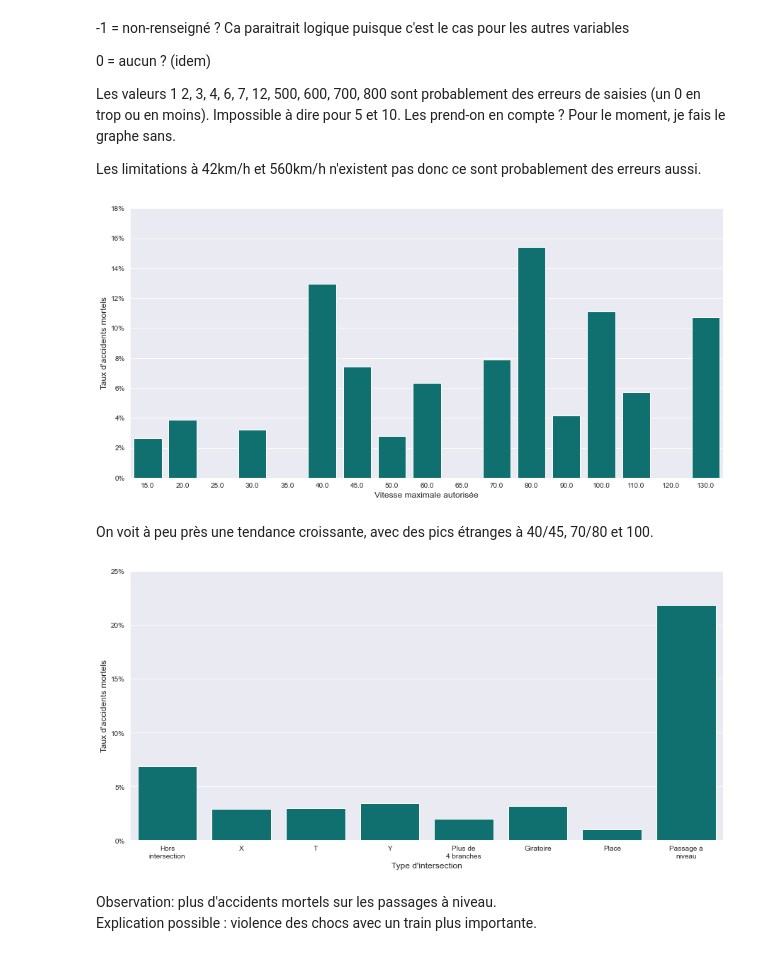
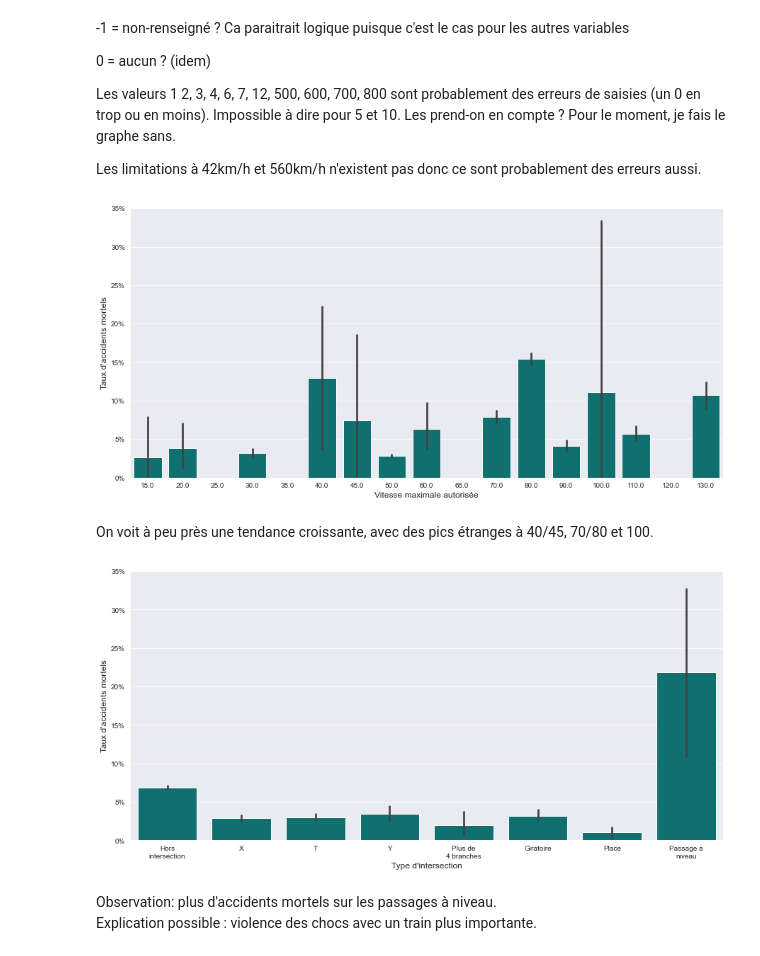
Before and after one commit to erwan-auchere/Projet-Python, a Jupyter notebook: stats-descriptives.ipynb, the cells around one changed output. Cells and saved outputs as stored; diff of their text form; code cells hidden in the pictures.

Commit message:
Ajout du code de la partie visualisation

```diff
--- a/stats-descriptives.ipynb
+++ b/stats-descriptives.ipynb
@@ -43,16 +19,17 @@ dtype: int64
+# %%
+accidents = caracteristiques.merge(lieux, on='Num_Acc')
 # %%
 # Fonction générique pour obtenir un histogramme indiquant le taux de mortalité en fonction d'une variable donnée
 # (Pourra facilement être adaptée si un autre indicateur est choisi)
-def taux_mortalite(var, xlabel, xlabels=None, _from=None, na_values=[]):
+def taux_mortalite(var, xlabel, xlabels=None, na_values=[-1]):
     """Crée un histogramme affichant le taux d'accidents mortels pour au moins un usager selon la variable `var`.
     `xlabel` est le nom en français de la variable (pour la légende).
     `xlabels` est la liste des modalités, par ordre croissant (pour la légende).
-    `_from` doit être renseignée si la variable `var` provient d'un autre dataframe que `caracteristiques`.
     `na_values` indique la liste des valeurs (autre que `NaN`) indiquant une valeur manquante. Ces valeurs seront exclues de l'analyse."""
 
-    # Création d'une base temporaire contenant uniquement les données nécessaires
-    temp = pd.merge(caracteristiques, _from, on="Num_Acc") if _from is not None else caracteristiques
-    temp = temp[['mortel', var]][~temp[var].isin(na_values)].groupby(by=var, as_index=False).mean()
+    # Création d'une base temporaire contenant uniquement les données pertinentes
+    temp = accidents[~accidents[var].isin(na_values)]
+
 
     width = min(2*temp[var].nunique(), 15)
     fig, ax = plt.subplots(figsize=(width,7))
@@ -120,9 +97,9 @@ Les valeurs 1 2, 3, 4, 6, 7, 12, 500, 600, 700, 800 sont probablement des erreur
 Les limitations à 42km/h et 560km/h n'existent pas donc ce sont probablement des erreurs aussi.
 # %%
 na_values = [-1,0,1,2,3,4,6,7,12,500,600,700,800,5,10,42,560]
-taux_mortalite('vma', 'Vitesse maximale autorisée', _from=lieux, na_values=na_values)
+taux_mortalite('vma', 'Vitesse maximale autorisée', na_values=na_values)
 # %% [output]
-[figure, old version]
+[figure, new version]
 # %% [markdown]
 On voit à peu près une tendance croissante, avec des pics étranges à 40/45, 70/80 et 100.
 # %%
@@ -130,7 +107,7 @@ On voit à peu près une tendance croissante, avec des pics étranges à 40/45,
 taux_mortalite('int', "Type d'intersection", na_values=[9],
                xlabels=['Hors\nintersection', 'X', 'T', 'Y', 'Plus de\n4 branches', 'Giratoire', 'Place', 'Passage à\nniveau'])
 # %% [output]
-[figure, old version]
+[figure, new version]
 # %% [markdown]
 Observation: plus d'accidents mortels sur les passages à niveau. <br>
 Explication possible : violence des chocs avec un train plus importante.
```
Also changed, not shown: parts of 9 cells of this notebook, 1 other file.
